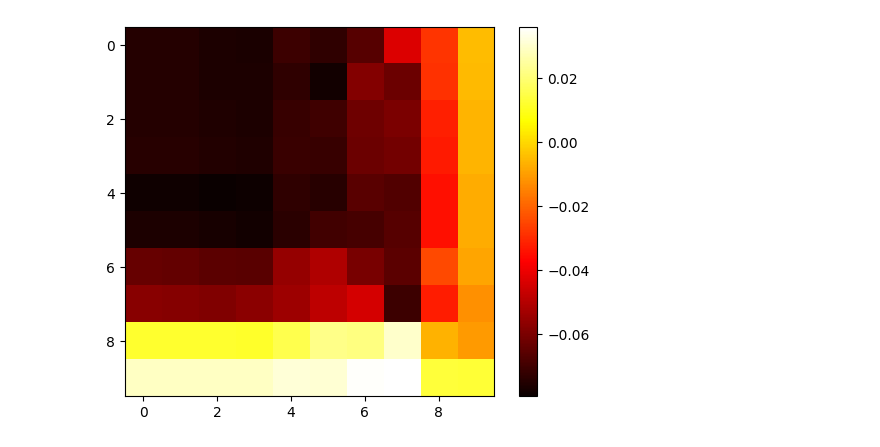
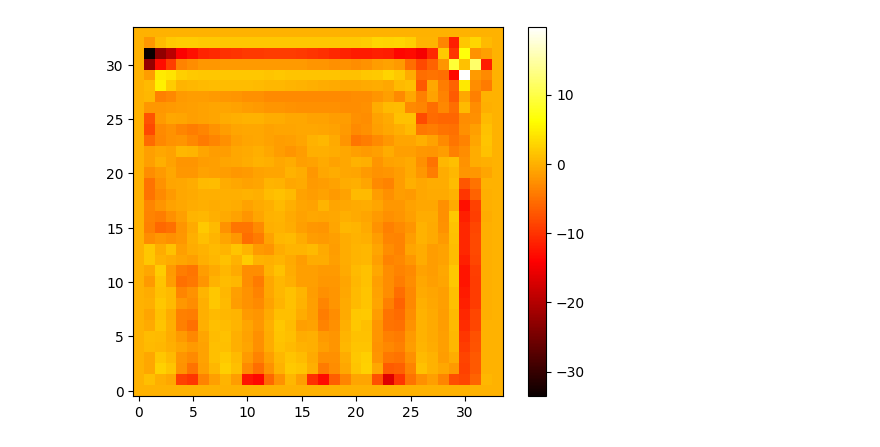
Before and after one commit to glaand/bachelor-thesis, a Jupyter notebook: ml/ml_analysis.ipynb, the cells around one changed output. Drawn from its saved outputs; the diff is of its cells as text; code cells hidden in the pictures.

```diff
--- a/ml/ml_analysis.ipynb
+++ b/ml/ml_analysis.ipynb
@@ -38,7 +66,10 @@ e_data = np.loadtxt("e.dat")
 # %%
+e_data = np.loadtxt("test.dat")
 # plot e_data as heatmap
-plt.imshow(e_data.T, cmap='hot', interpolation='nearest')
+plt.imshow(e_data, cmap='hot', interpolation='nearest')
+# invert the y-axis
+plt.gca().invert_yaxis()
 plt.colorbar()
 plt.show()
 # %% [output]
-[figure, old version]
+[figure, new version]
```
Also changed, not shown: parts of 5 cells of this notebook, 6 other files.
